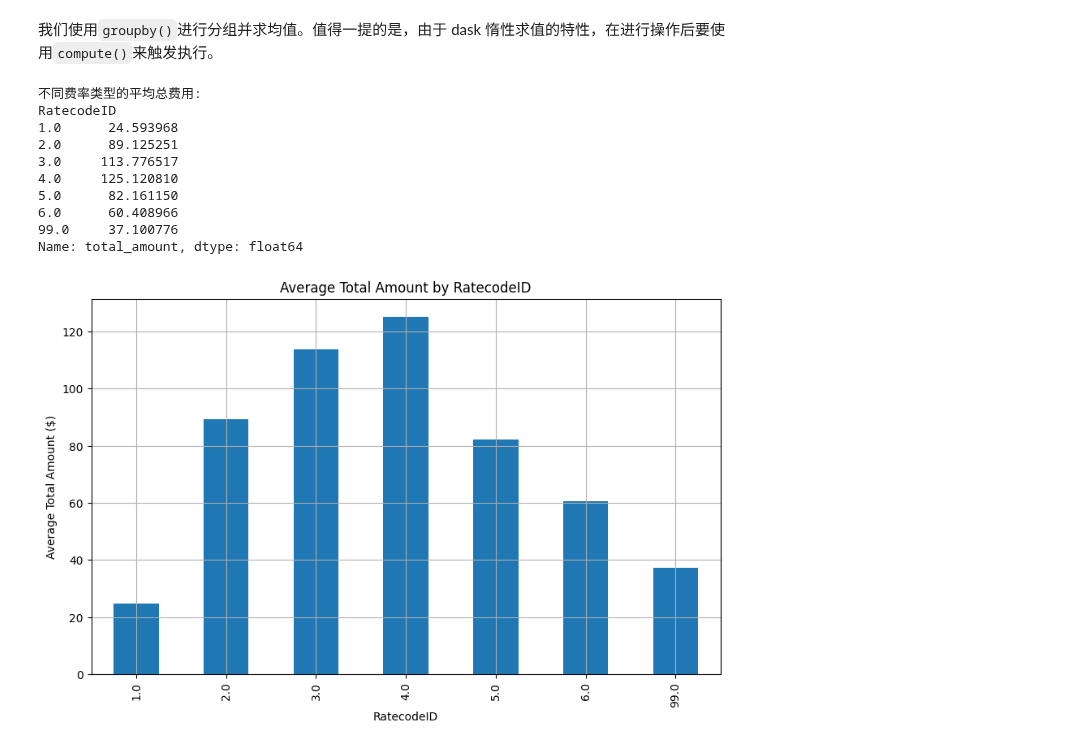
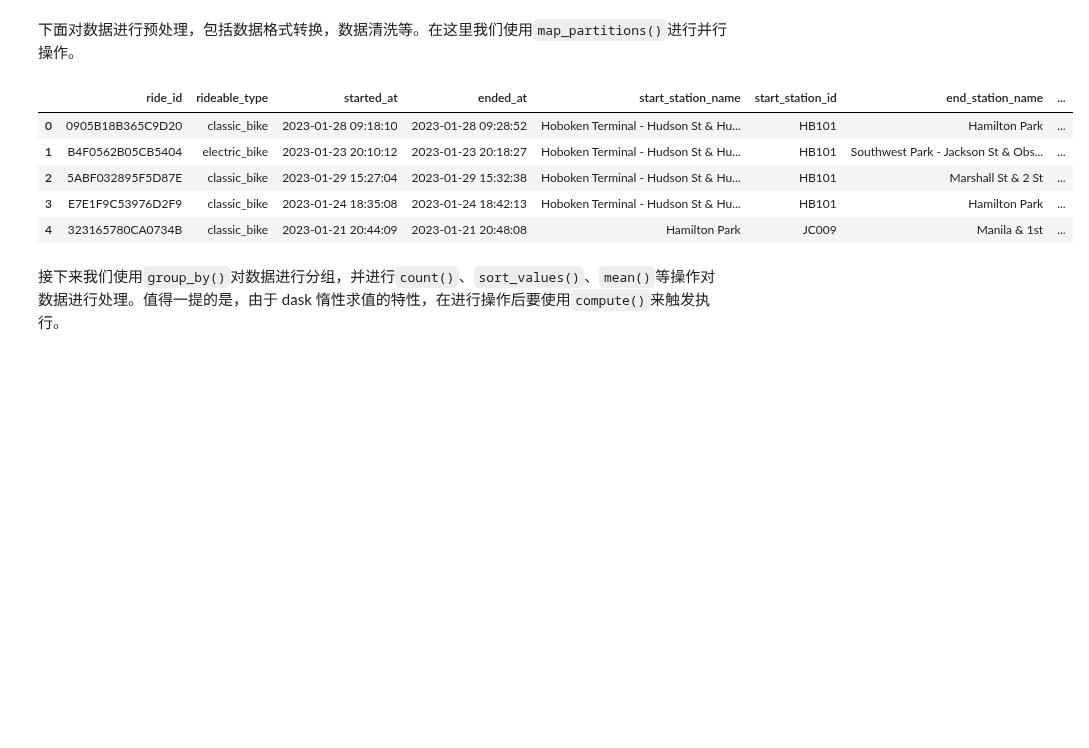
Before and after one commit to godaai/scale-py-zh, a Jupyter notebook: ch-dask-dataframe/dask-data-analysis.ipynb, the cells around one changed output. Cells and saved outputs as stored; diff of their text form; code cells hidden in the pictures; blank space fills up the shorter version.

```diff
--- a/ch-dask-dataframe/dask-data-analysis.ipynb
+++ b/ch-dask-dataframe/dask-data-analysis.ipynb
@@ -37,29 +40,37 @@ ddf['tpep_dropoff_datetime'] = dd.to_datetime(ddf['tpep_dropoff_datetime'])
+# %% [markdown]
+下面对数据进行预处理，包括数据格式转换，数据清洗等。在这里我们使用`map_partitions()`进行并行操作。
+# %%
+def preprocess_data(df: dd.DataFrame):
+    # 转换时间格式
+    df["started_at"] = dd.to_datetime(df["started_at"], errors="coerce")
+    df["ended_at"] = dd.to_datetime(df["ended_at"], errors="coerce")
+
+    # 计算行程时长（分钟）
+    df["trip_duration"] = (df["ended_at"] - df["started_at"]).dt.total_seconds() / 60
+
+    # 数据清洗 - 移除时长为负值的记录
+    df = df[df["trip_duration"] > 0]
+
+    # 提取年、月、日、小时等时间特征
+    df = df.assign(
+        year=df["started_at"].dt.year,
+        month=df["started_at"].dt.month,
+        day=df["started_at"].dt.day,
+        hour=df["started_at"].dt.hour,
+    )
+
+    df.dropna()
+    return df
+
+
+ddf = ddf.map_partitions(preprocess_data)
+ddf.head()
+# %% [output]
+|  | ride_id | rideable_type | started_at | ended_at | start_station_name | start_station_id | end_station_name | ... |
+| 0 | 0905B18B365C9D20 | classic_bike | 2023-01-28 09:18:10 | 2023-01-28 09:28:52 | Hoboken Terminal - Hudson St & Hu... | HB101 | Hamilton Park | ... |
+| 1 | B4F0562B05CB5404 | electric_bike | 2023-01-23 20:10:12 | 2023-01-23 20:18:27 | Hoboken Terminal - Hudson St & Hu... | HB101 | Southwest Park - Jackson St & Obs... | ... |
+| 2 | 5ABF032895F5D87E | classic_bike | 2023-01-29 15:27:04 | 2023-01-29 15:32:38 | Hoboken Terminal - Hudson St & Hu... | HB101 | Marshall St & 2 St | ... |
+| 3 | E7E1F9C53976D2F9 | classic_bike | 2023-01-24 18:35:08 | 2023-01-24 18:42:13 | Hoboken Terminal - Hudson St & Hu... | HB101 | Hamilton Park | ... |
+| 4 | 323165780CA0734B | classic_bike | 2023-01-21 20:44:09 | 2023-01-21 20:48:08 | Hamilton Park | JC009 | Manila & 1st | ... |
 # %% [markdown]
-我们使用`groupby()`进行分组并求均值。值得一提的是，由于 dask 惰性求值的特性，在进行操作后要使用`compute()`来触发执行。
+接下来我们使用`group_by()`对数据进行分组，并进行`count()`、`sort_values()`、`mean()`等操作对数据进行处理。值得一提的是，由于 dask 惰性求值的特性，在进行操作后要使用`compute()`来触发执行。
-# %%
-# 按照 RatecodeID 分组，分析每种费率类型的平均总费用
-avg_amount_by_ratecode = ddf.groupby('RatecodeID')['total_amount'].mean().compute()
-
-print("不同费率类型的平均总费用:")
-print(avg_amount_by_ratecode)
-
-# 可视化
-plt.figure(figsize=(10, 6))
-avg_amount_by_ratecode.plot(kind='bar')
-plt.xlabel('RatecodeID')
-plt.ylabel('Average Total Amount ($)')
-plt.title('Average Total Amount by RatecodeID')
-plt.grid(True)
-plt.show()
-# %% [output]
-不同费率类型的平均总费用:
-RatecodeID
-1.0      24.593968
-2.0      89.125251
-3.0     113.776517
-4.0     125.120810
-5.0      82.161150
-6.0      60.408966
-99.0     37.100776
-Name: total_amount, dtype: float64
-[figure, removed]
```
Also changed, not shown: parts of 18 cells of this notebook.
